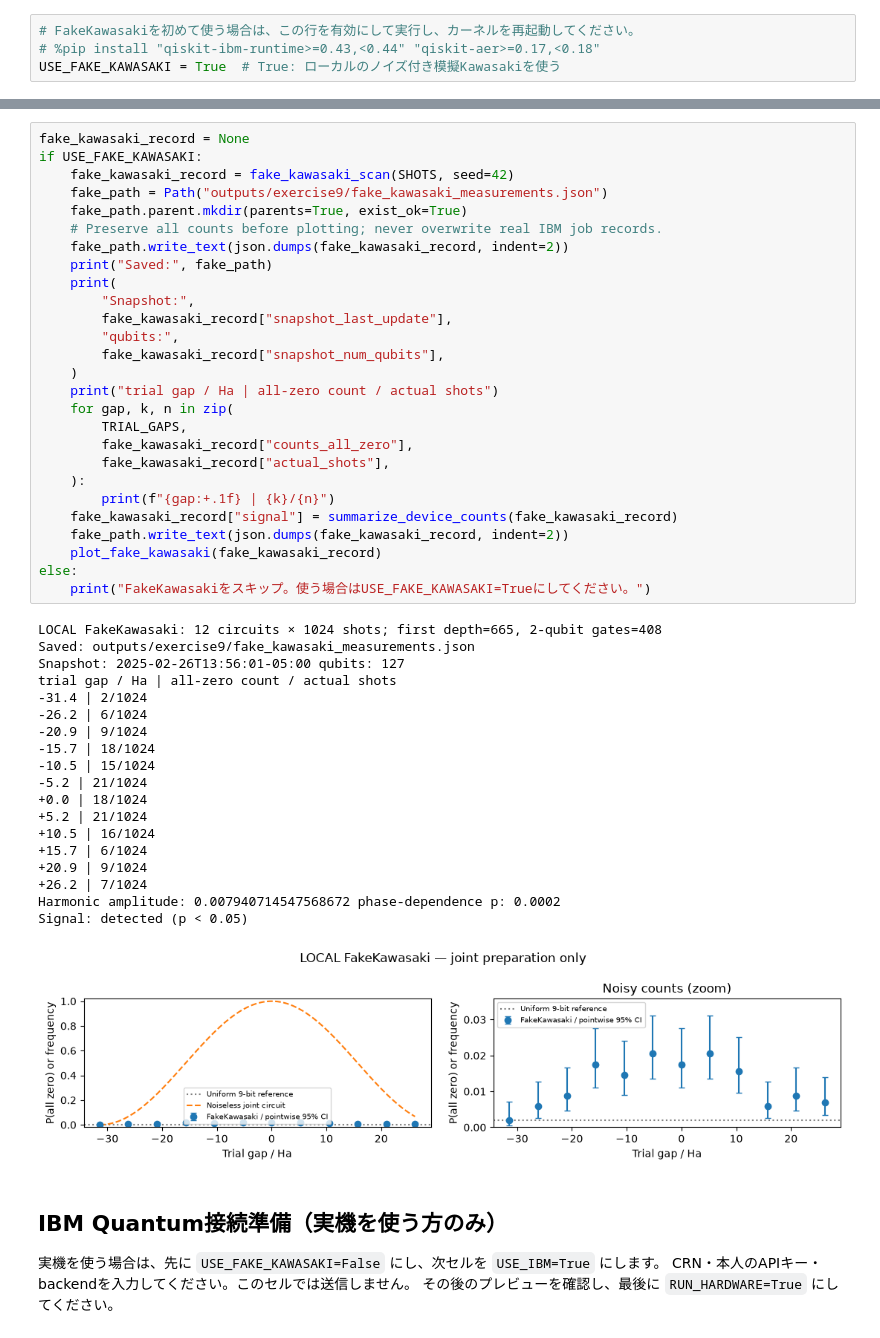
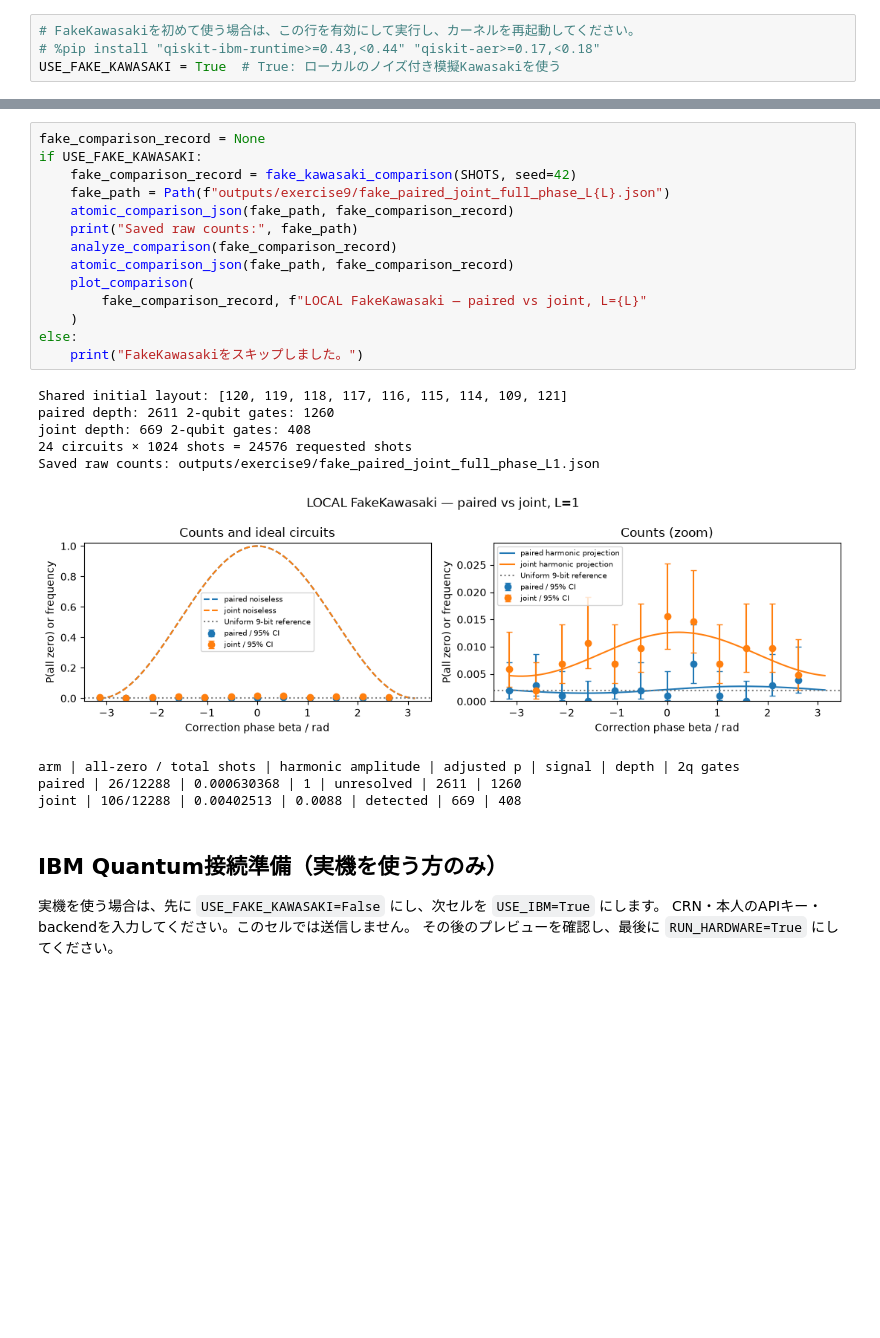
Before and after one commit to QS-laboratory/IBM_handson, a Jupyter notebook: hands_on/exercises/09_h4_joint_preparation_demo.ipynb, the cells around one changed output, grey strips where cells are left out. Cells and saved outputs as stored; diff of their text form; blank space fills up the shorter version.

```diff
--- a/hands_on/exercises/09_h4_joint_preparation_demo.ipynb
+++ b/hands_on/exercises/09_h4_joint_preparation_demo.ipynb
@@ -844,50 +1038,27 @@ def plot_fake_kawasaki(record):
 # %%
-fake_kawasaki_record = None
+fake_comparison_record = None
 if USE_FAKE_KAWASAKI:
-    fake_kawasaki_record = fake_kawasaki_scan(SHOTS, seed=42)
-    fake_path = Path("outputs/exercise9/fake_kawasaki_measurements.json")
-    fake_path.parent.mkdir(parents=True, exist_ok=True)
-    # Preserve all counts before plotting; never overwrite real IBM job records.
-    fake_path.write_text(json.dumps(fake_kawasaki_record, indent=2))
-    print("Saved:", fake_path)
-    print(
-        "Snapshot:",
-        fake_kawasaki_record["snapshot_last_update"],
-        "qubits:",
-        fake_kawasaki_record["snapshot_num_qubits"],
+    fake_comparison_record = fake_kawasaki_comparison(SHOTS, seed=42)
+    fake_path = Path(f"outputs/exercise9/fake_paired_joint_full_phase_L{L}.json")
+    atomic_comparison_json(fake_path, fake_comparison_record)
+    print("Saved raw counts:", fake_path)
+    analyze_comparison(fake_comparison_record)
+    atomic_comparison_json(fake_path, fake_comparison_record)
+    plot_comparison(
+        fake_comparison_record, f"LOCAL FakeKawasaki — paired vs joint, L={L}"
     )
-    print("trial gap / Ha | all-zero count / actual shots")
-    for gap, k, n in zip(
-        TRIAL_GAPS,
-        fake_kawasaki_record["counts_all_zero"],
-        fake_kawasaki_record["actual_shots"],
-    ):
-        print(f"{gap:+.1f} | {k}/{n}")
-    fake_kawasaki_record["signal"] = summarize_device_counts(fake_kawasaki_record)
-    fake_path.write_text(json.dumps(fake_kawasaki_record, indent=2))
-    plot_fake_kawasaki(fake_kawasaki_record)
 else:
-    print("FakeKawasakiをスキップ。使う場合はUSE_FAKE_KAWASAKI=Trueにしてください。")
+    print("FakeKawasakiをスキップしました。")
 # %% [output]
-LOCAL FakeKawasaki: 12 circuits × 1024 shots; first depth=665, 2-qubit gates=408
-Saved: outputs/exercise9/fake_kawasaki_measurements.json
-Snapshot: 2025-02-26T13:56:01-05:00 qubits: 127
-trial gap / Ha | all-zero count / actual shots
--31.4 | 2/1024
--26.2 | 6/1024
--20.9 | 9/1024
--15.7 | 18/1024
--10.5 | 15/1024
--5.2 | 21/1024
-+0.0 | 18/1024
-+5.2 | 21/1024
-+10.5 | 16/1024
-+15.7 | 6/1024
-+20.9 | 9/1024
-+26.2 | 7/1024
-Harmonic amplitude: 0.007940714547568672 phase-dependence p: 0.0002
-Signal: detected (p < 0.05)
+Shared initial layout: [120, 119, 118, 117, 116, 115, 114, 109, 121]
+paired depth: 2611 2-qubit gates: 1260
+joint depth: 669 2-qubit gates: 408
+24 circuits × 1024 shots = 24576 requested shots
+Saved raw counts: outputs/exercise9/fake_paired_joint_full_phase_L1.json
-[figure, old version]
+[figure, new version]
+arm | all-zero / total shots | harmonic amplitude | adjusted p | signal | depth | 2q gates
+paired | 26/12288 | 0.000630368 | 1 | unresolved | 2611 | 1260
+joint | 106/12288 | 0.00402513 | 0.0088 | detected | 669 | 408
 # %% [markdown]
 ## IBM Quantum接続準備（実機を使う方のみ）
 
```
Also changed, not shown: parts of 20 cells of this notebook, 6 other files.
